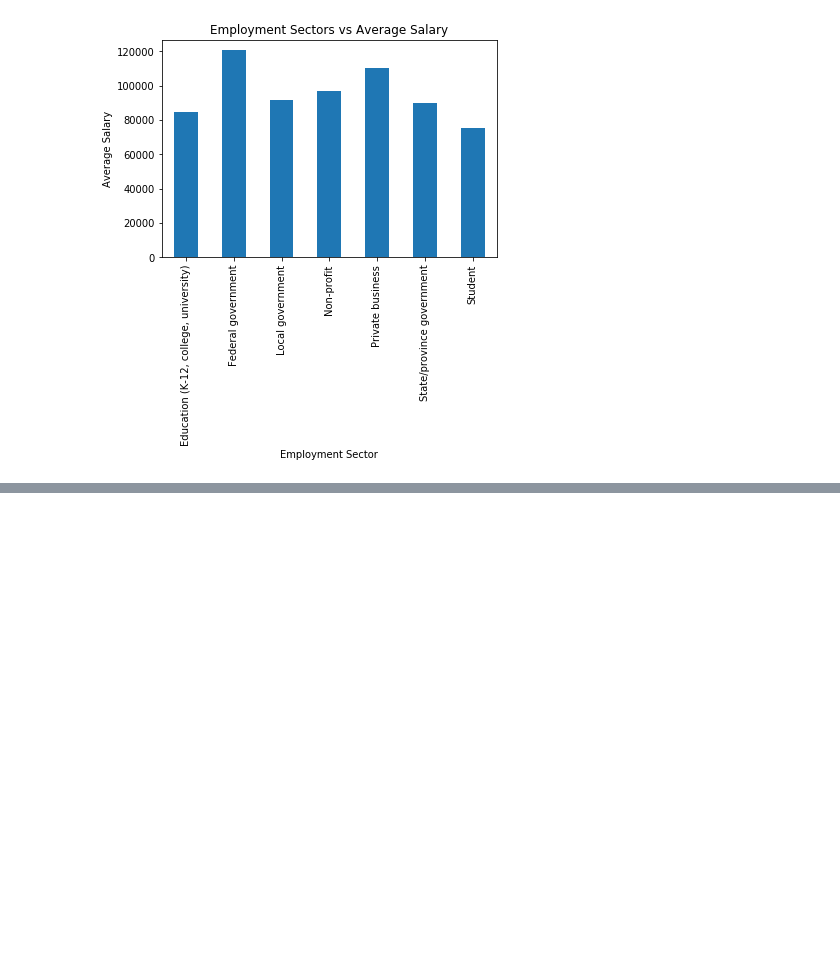
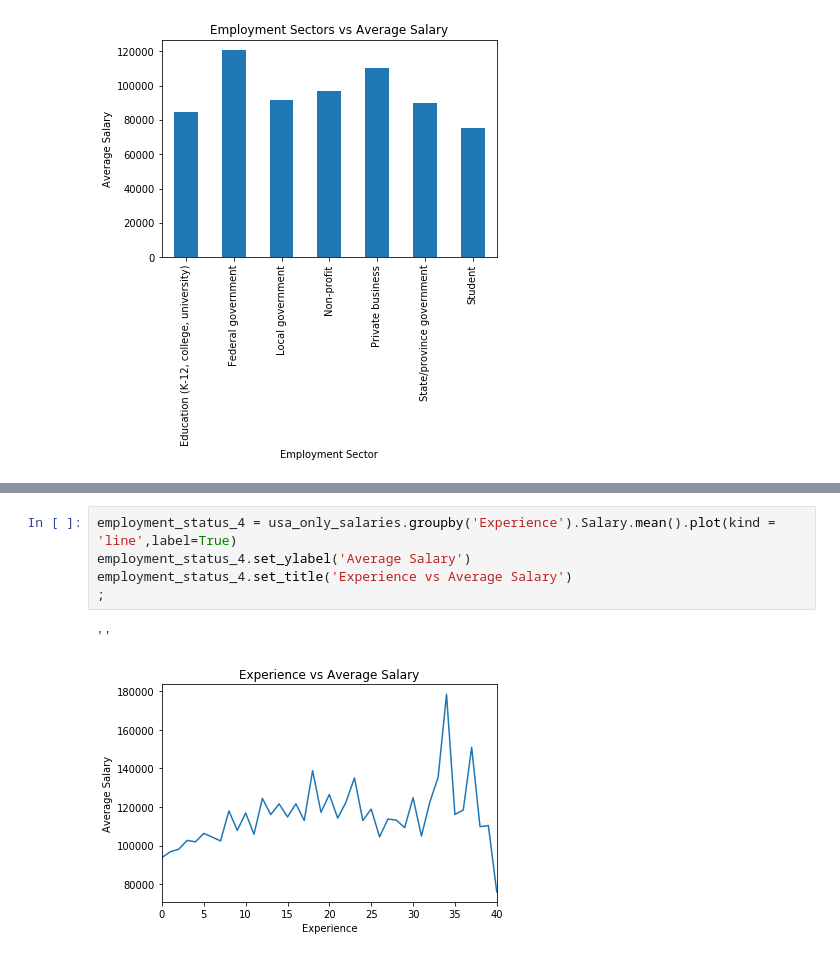
Before and after one commit to imanuelcg/data-professional-salaries-project, a Jupyter notebook: Project 1 .ipynb, the cells around one changed output, grey strips where cells are left out. Drawn from its saved outputs; the diff is of its cells as text; blank space fills up the shorter version.

```diff
--- a/Project 1 .ipynb
+++ b/Project 1 .ipynb
@@ -136,3 +146,11 @@ employment_status_2.set_title('Education vs Average Salary')
 # %% [output]
 ''
 [figure]
+# %%
+employment_status_4 = usa_only_salaries.groupby('Experience').Salary.mean().plot(kind = 'line',label=True)
+employment_status_4.set_ylabel('Average Salary')
+employment_status_4.set_title('Experience vs Average Salary')
+;
+# %% [output]
+''
+[figure, added]
```
Also changed, not shown: parts of 3 cells of this notebook.
